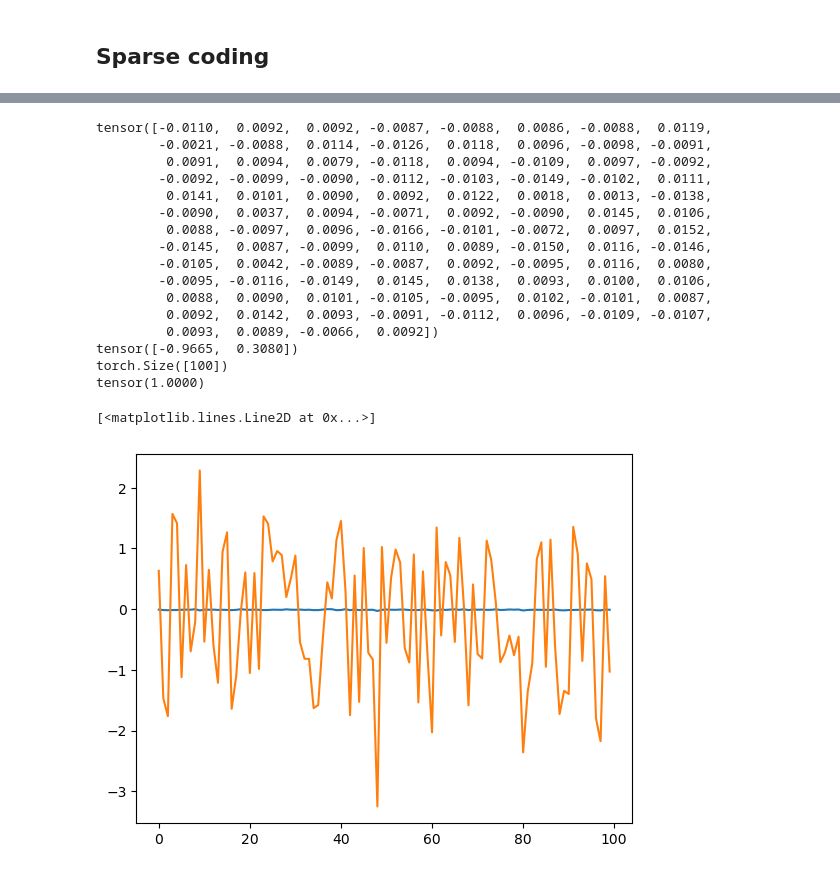
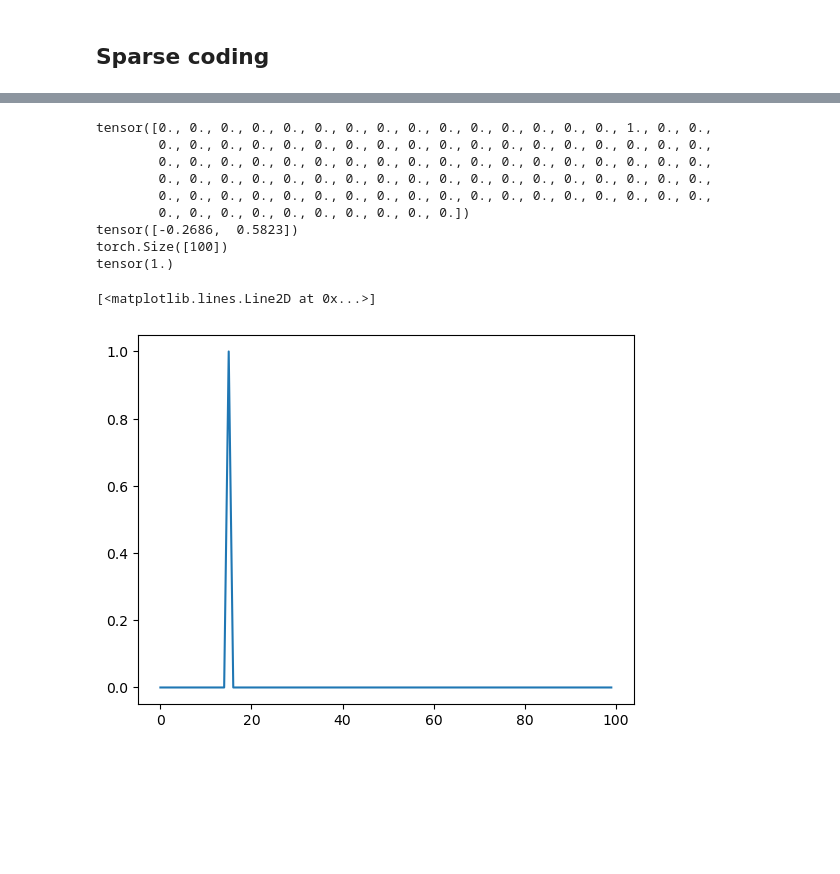
Before and after one commit to derek1909/SignalSpace-WarmUp, a Jupyter notebook: warmup.ipynb, the cells around one changed output, grey strips where cells are left out. Cells and saved outputs as stored; diff of their text form; code cells hidden in the pictures; blank space fills up the shorter version.

```diff
--- a/warmup.ipynb
+++ b/warmup.ipynb
@@ -51,7 +51,7 @@ class SparseCoding():
         return sum_squared_error/num_samples
 
     def activ_panalty(self):
-        return self.sparsity_level * torch.norm(self.Activ, p=1)
+        return self.sparsity_level * torch.norm(abs(self.Activ), p=0.5)
 
     def plot_basis(self):
         # Plotting in polar coordinates
@@ -82,7 +82,7 @@ model = SparseCoding(data_size=data_tensor.shape[0], activ_dim=data_tensor.shape
 optimizer = optim.Adam([model.Activ, model.Basis], lr=0.01)
 
 # Number of optimization steps
-num_epochs = 100
+num_epochs = 2000
 
 # Training loop
 for epoch in range(num_epochs):
@@ -95,7 +95,9 @@ for epoch in range(num_epochs):
     cost.backward()
     optimizer.step()
     with torch.no_grad():
-        model.Activ /= torch.norm(model.Activ, dim=1, p=1, keepdim=True)
+        max_indices = torch.argmax(model.Activ, dim=1)  # Find indices of largest elements in each row
+        model.Activ.zero_()  # Set all elements to 0
+        model.Activ.scatter_(1, max_indices.unsqueeze(1), 1)  # Set largest elements to 1
 
     # Print progress
     if (epoch+1) % 10 == 0:
@@ -167,29 +174,22 @@ tensor(22.1668, grad_fn=<DivBackward0>)
 # %%
 idx = 2034
 print(Act[idx])
 print(Act[idx] @ Bas)
 
 vec = Act[idx] * Bas[:,0]
 print(Act[idx].shape)
 print(torch.norm(Act[idx],p=1))
-plt.plot(vec)
-plt.plot(Bas[:,0])
+plt.plot(Act[idx])
+# plt.plot(Bas[:,0])
 # %% [output]
-tensor([-0.0110,  0.0092,  0.0092, -0.0087, -0.0088,  0.0086, -0.0088,  0.0119,
-        -0.0021, -0.0088,  0.0114, -0.0126,  0.0118,  0.0096, -0.0098, -0.0091,
-         0.0091,  0.0094,  0.0079, -0.0118,  0.0094, -0.0109,  0.0097, -0.0092,
-        -0.0092, -0.0099, -0.0090, -0.0112, -0.0103, -0.0149, -0.0102,  0.0111,
-         0.0141,  0.0101,  0.0090,  0.0092,  0.0122,  0.0018,  0.0013, -0.0138,
-        -0.0090,  0.0037,  0.0094, -0.0071,  0.0092, -0.0090,  0.0145,  0.0106,
-         0.0088, -0.0097,  0.0096, -0.0166, -0.0101, -0.0072,  0.0097,  0.0152,
-        -0.0145,  0.0087, -0.0099,  0.0110,  0.0089, -0.0150,  0.0116, -0.0146,
-        -0.0105,  0.0042, -0.0089, -0.0087,  0.0092, -0.0095,  0.0116,  0.0080,
-        -0.0095, -0.0116, -0.0149,  0.0145,  0.0138,  0.0093,  0.0100,  0.0106,
-         0.0088,  0.0090,  0.0101, -0.0105, -0.0095,  0.0102, -0.0101,  0.0087,
-         0.0092,  0.0142,  0.0093, -0.0091, -0.0112,  0.0096, -0.0109, -0.0107,
-         0.0093,  0.0089, -0.0066,  0.0092])
-tensor([-0.9665,  0.3080])
+tensor([0., 0., 0., 0., 0., 0., 0., 0., 0., 0., 0., 0., 0., 0., 0., 1., 0., 0.,
+        0., 0., 0., 0., 0., 0., 0., 0., 0., 0., 0., 0., 0., 0., 0., 0., 0., 0.,
+        0., 0., 0., 0., 0., 0., 0., 0., 0., 0., 0., 0., 0., 0., 0., 0., 0., 0.,
+        0., 0., 0., 0., 0., 0., 0., 0., 0., 0., 0., 0., 0., 0., 0., 0., 0., 0.,
+        0., 0., 0., 0., 0., 0., 0., 0., 0., 0., 0., 0., 0., 0., 0., 0., 0., 0.,
+        0., 0., 0., 0., 0., 0., 0., 0., 0., 0.])
+tensor([-0.2686,  0.5823])
 torch.Size([100])
-tensor(1.0000)
+tensor(1.)
 [<matplotlib.lines.Line2D at 0x...>]
-[figure, old version]
+[figure, new version]
```
Also changed, not shown: parts of 3 cells of this notebook.
